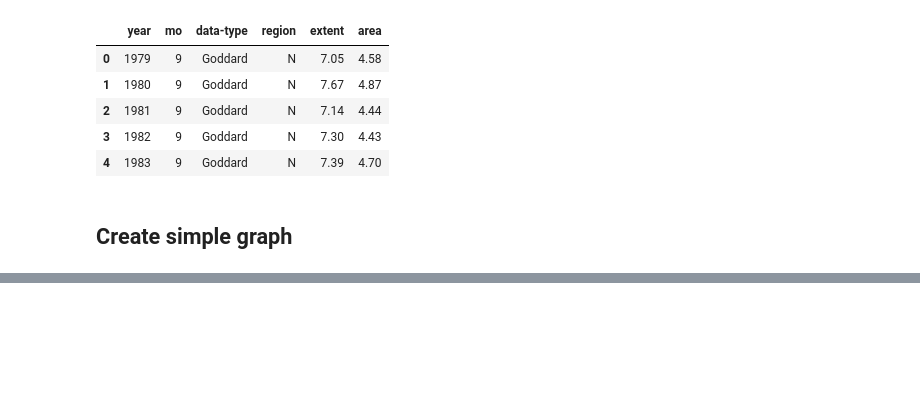
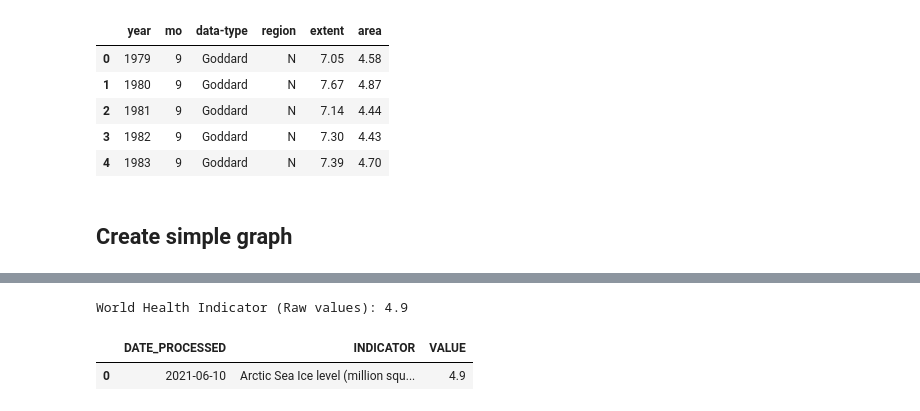
Before and after one commit to jupyter-naas/awesome-notebooks, a Jupyter notebook: WHI/indicators/NASA_Artic_sea_ice.ipynb, the cells around one changed output, grey strips where cells are left out. Drawn from its saved outputs; the diff is of its cells as text; code cells hidden in the pictures; blank space fills up the shorter version.

```diff
--- a/WHI/indicators/NASA_Artic_sea_ice.ipynb
+++ b/WHI/indicators/NASA_Artic_sea_ice.ipynb
@@ -38,0 +50,10 @@ fig.show()
+# %%
+current = df[" extent"].iloc[-1]
+WHI = (10*(current/8))
+print(f"World Health Indicator (Raw values): {round(WHI, 2)}")
+WHI_data = pandas.DataFrame.from_dict({"DATE_PROCESSED": pandas.to_datetime("today").date(), "INDICATOR": "Arctic Sea Ice level (million square km)", "VALUE": [round(WHI, 2)]})
+WHI_data
+# %% [output]
+World Health Indicator (Raw values): 4.9
+|  | DATE_PROCESSED | INDICATOR | VALUE |
+| 0 | 2021-06-10 | Arctic Sea Ice level (million squ... | 4.9 |
```
Also changed, not shown: parts of 5 cells of this notebook, 4 other files.
